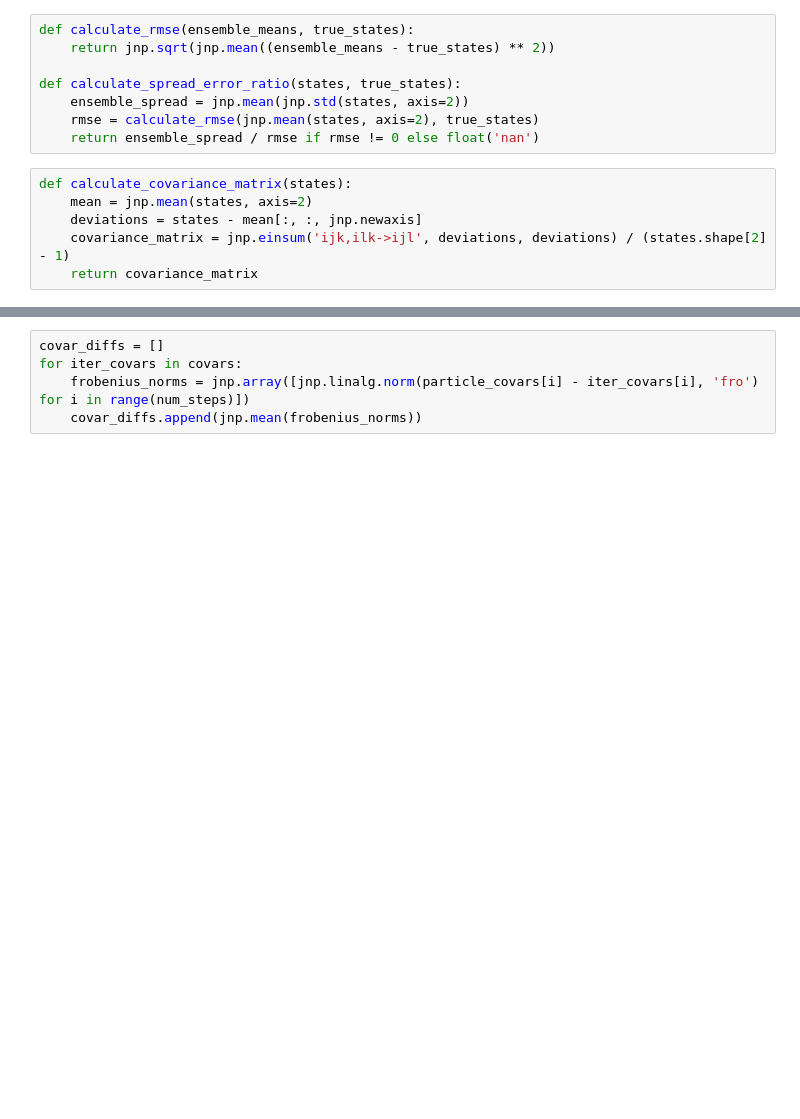
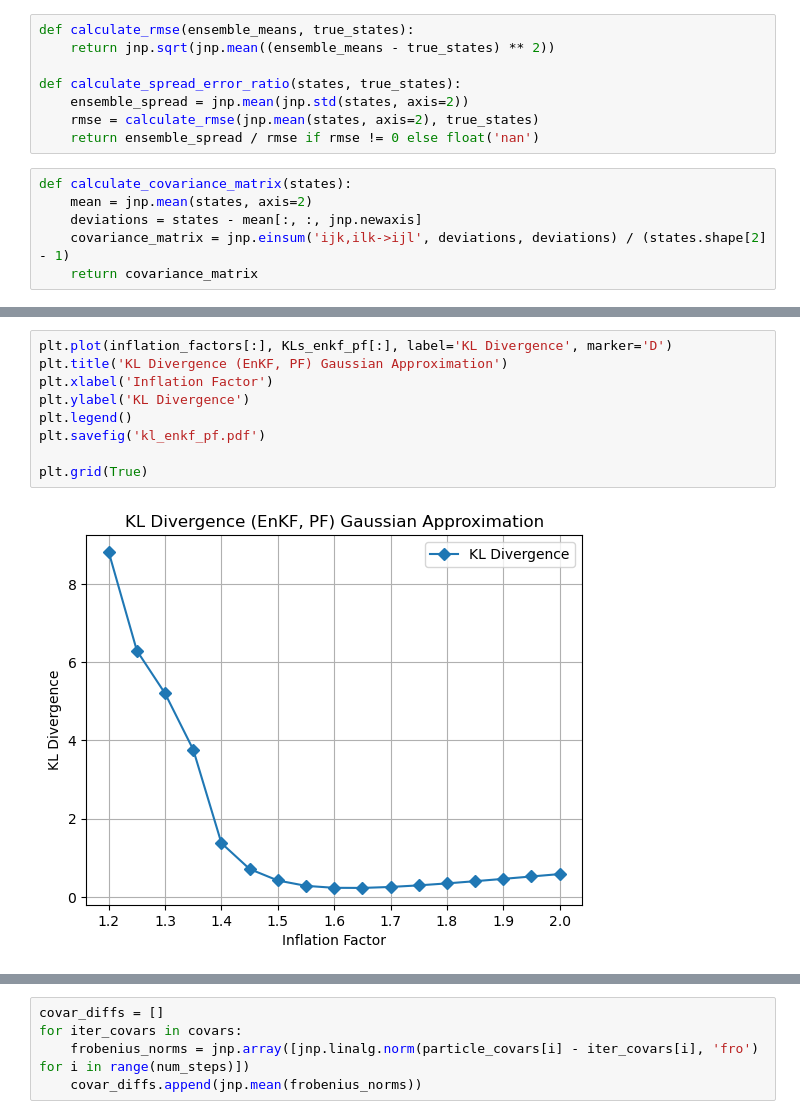
Before and after one commit to enochcluk/variational_filtering, a Jupyter notebook: l63_particle_comp.ipynb, the cells around one changed output, grey strips where cells are left out. Drawn from its saved outputs; the diff is of its cells as text; blank space fills up the shorter version.

```diff
--- a/l63_particle_comp.ipynb
+++ b/l63_particle_comp.ipynb
@@ -238,3 +240,14 @@ plt.show()
+# %%
+plt.plot(inflation_factors[:], KLs_enkf_pf[:], label='KL Divergence', marker='D')
+plt.title('KL Divergence (EnKF, PF) Gaussian Approximation')
+plt.xlabel('Inflation Factor')
+plt.ylabel('KL Divergence')
+plt.legend()
+plt.savefig('kl_enkf_pf.pdf')
+
+plt.grid(True)
+# %% [output]
+[figure, added]
 # %%
 from IPython.display import clear_output
 from jax import grad
```
Also changed, not shown: parts of 6 cells of this notebook, 2 other files.
